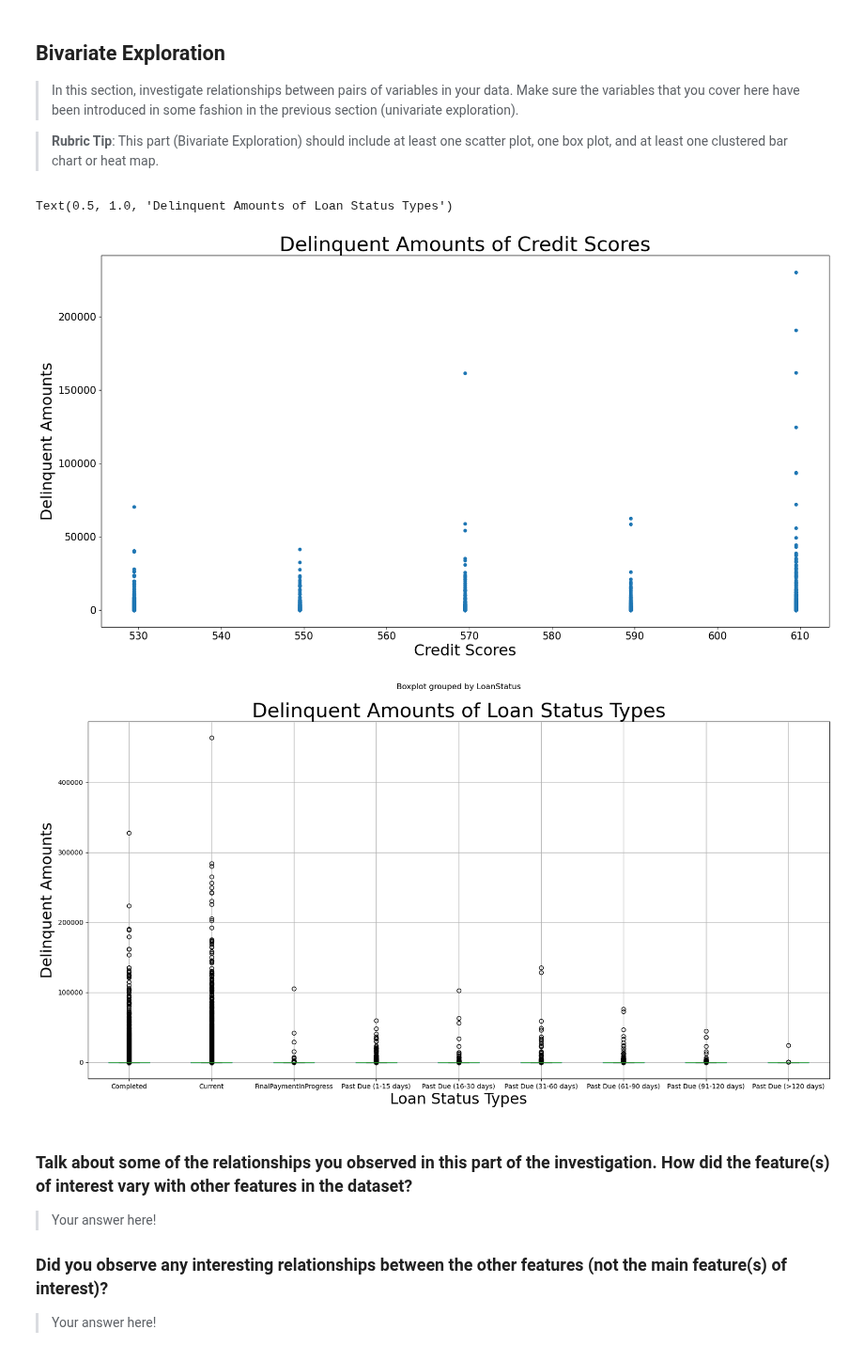
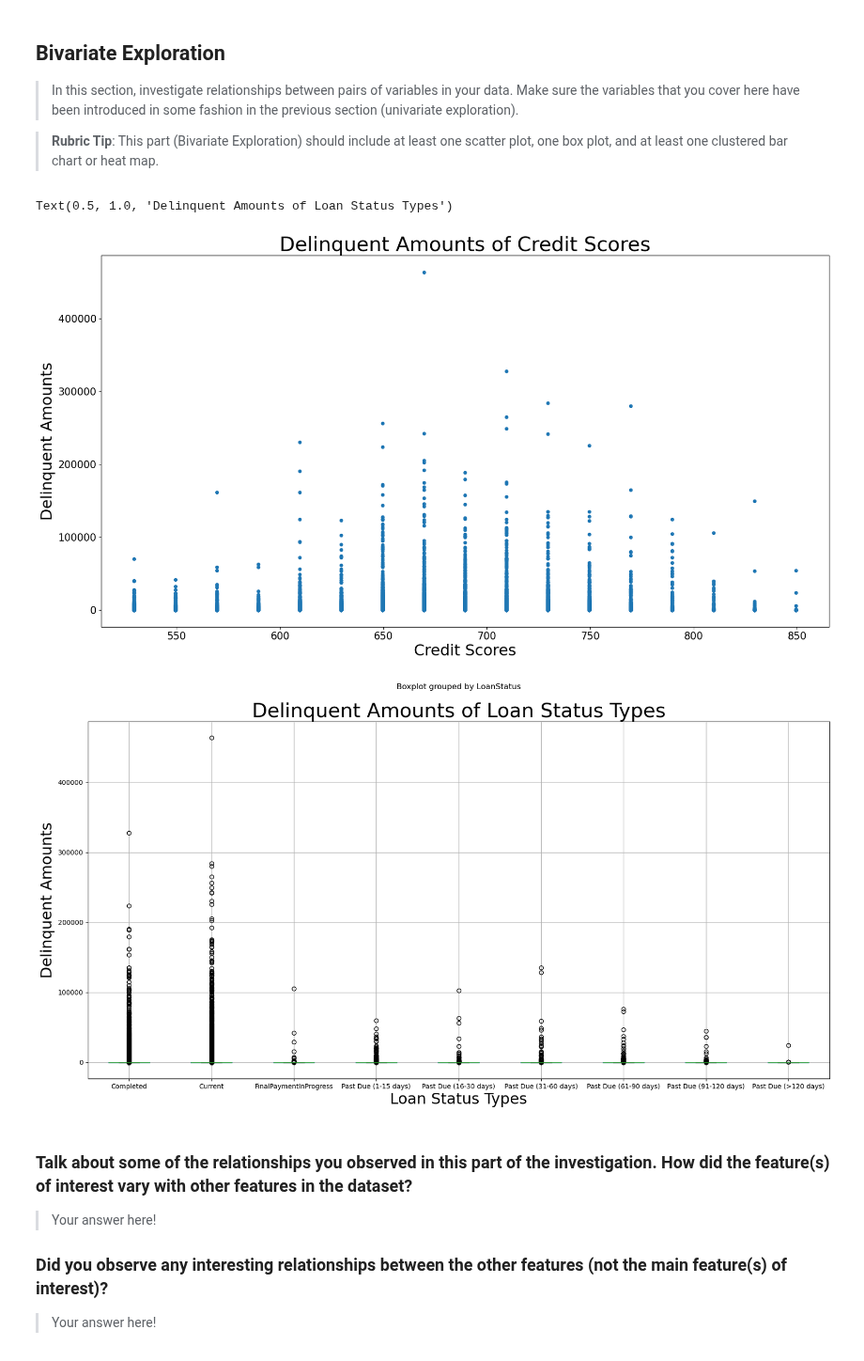
Before and after one commit to jwGitHub9860/Communicate_Data_Findings, a Jupyter notebook: Part_I_exploration_template.ipynb, the cells around one changed output. Shown at 94% size. Drawn from its saved outputs; the diff is of its cells as text; code cells hidden in the pictures.

```diff
--- a/Part_I_exploration_template.ipynb
+++ b/Part_I_exploration_template.ipynb
@@ -199,6 +199,12 @@ df_prosper_loan_data.drop(close_date_for_loan_completion_condition, inplace=True
 
 # finds median of "CreditScoreRangeLower" and "CreditScoreRangeUpper" columns & puts results in new column called "CreditScore"
 df_prosper_loan_data["CreditScore"] = df_prosper_loan_data[["CreditScoreRangeLower", "CreditScoreRangeUpper"]].median(axis=1)
+
+# condition that checks if credit scores are within 300-850
+credit_score_range_condition = df_prosper_loan_data[(df_prosper_loan_data["CreditScore"] < 300) | (df_prosper_loan_data["CreditScore"] > 850)].index # used ".index" because condition will be used under "index" section in ".drop"
+
+# drops rows that have Credit Scores that are NOT within 300-850
+df_prosper_loan_data.drop(credit_score_range_condition, inplace=True) # MUST USE "inplace=True" TO ENSURE DATA FRAME IS MODIFIED
 
 # -------------------- REMOVE THIS LINE LATER
 
@@ -296,7 +304,8 @@ df_lowest_credit_scores_and_delinquent_amounts = df_prosper_loan_data_lowest_cre
 # Code for creating scatterplot
 # creates & displays scatterplot for "df_lowest_credit_scores_and_delinquent_amounts"
 #df_lowest_credit_scores_and_delinquent_amounts.scatter(xlabelsize=14, figsize=(19.5,10))
-df_lowest_credit_scores_and_delinquent_amounts.plot(x='CreditScore', y='AmountDelinquent', kind='scatter', title='Delinquent Amounts of Credit Scores', figsize=(19.5,10), rot=0, fontsize=15) # creates & displays first graph for "df_lowest_credit_scores_and_delinquent_amounts" ("rot=0" ensures x-axis labels are horizontal, so ALL Labels can be read)
+#df_lowest_credit_scores_and_delinquent_amounts.plot(x='CreditScore', y='AmountDelinquent', kind='scatter', title='Delinquent Amounts of Credit Scores', figsize=(19.5,10), rot=0, fontsize=15) # creates & displays first graph for "df_lowest_credit_scores_and_delinquent_amounts" ("rot=0" ensures x-axis labels are horizontal, so ALL Labels can be read)
+df_prosper_loan_data.plot(x='CreditScore', y='AmountDelinquent', kind='scatter', title='Delinquent Amounts of Credit Scores', figsize=(19.5,10), rot=0, fontsize=15) # creates & displays first graph for "df_lowest_credit_scores_and_delinquent_amounts" ("rot=0" ensures x-axis labels are horizontal, so ALL Labels can be read)
 
 # adds x-axis label to scatterplot
 plt.xlabel('Credit Scores', fontsize=23) # Must Be SEPARATE From Code For Scatterplot to SPECIFY X-LABEL SIZE
@@ -306,34 +315,34 @@ plt.ylabel('Delinquent Amounts', fontsize=23) # Must Be SEPARATE From Code For S
 
 # adds title to scatterplot
 plt.title('Delinquent Amounts of Credit Scores', fontsize=30) # Must Be SEPARATE From Code For Scatterplot to SPECIFY TITLE SIZE
 
 # -------------------- REMOVE THIS LINE LATER
 
 # Code for creating new dataframe of box plot
 # creates dataframe with completed loans               DO I NEED THIS?
 #df_prosper_complete_loans_data = df_prosper_loan_data[df_prosper_loan_data["LoanStatus"] == 'Completed']         DO I NEED THIS?
 
 # creates dataframe with "CreditScore" & "AmountDelinquent" columns ONLY
 df_loan_status_and_delinquent_amounts = df_prosper_loan_data[["LoanStatus", "AmountDelinquent"]]
 
 # -------------------- REMOVE THIS LINE LATER
 
 # Code for creating box plot
 # creates & displays scatterplot for "df_loan_status_and_delinquent_amounts"
 #df_loan_status_and_delinquent_amounts.plot(x='LoanStatus', y='AmountDelinquent', kind='box', title='Delinquent Amounts of Loan Status Types', figsize=(19.5,10), rot=45, fontsize=13) # creates & displays first graph for "df_loan_status_and_delinquent_amounts" ("rot=45" ensures x-axis labels are slanted, so ALL Labels can be read)
 df_loan_status_and_delinquent_amounts.boxplot(column='AmountDelinquent', by='LoanStatus', rot=0, figsize=(19.5,10)) # creates & displays first graph for "df_loan_status_and_delinquent_amounts" ("rot=0" ensures x-axis labels are horizontal, so ALL Labels can be read)
 
 # adds x-axis label to box plot
 plt.xlabel('Loan Status Types', fontsize=23) # Must Be SEPARATE From Code For Scatterplot to SPECIFY X-LABEL SIZE
 
 # adds y-axis label to box plot
 plt.ylabel('Delinquent Amounts', fontsize=23) # Must Be SEPARATE From Code For Scatterplot to SPECIFY Y-LABEL SIZE
 
 # adds title to box plot
 plt.title('Delinquent Amounts of Loan Status Types', fontsize=30) # Must Be SEPARATE From Code For Scatterplot to SPECIFY TITLE SIZE
 # %% [output]
 Text(0.5, 1.0, 'Delinquent Amounts of Loan Status Types')
-[figure, old version]
+[figure, new version]
 [figure]
 # %% [markdown]
 ### Talk about some of the relationships you observed in this part of the investigation. How did the feature(s) of interest vary with other features in the dataset?
```
Also changed, not shown: parts of 1 cell of this notebook.
